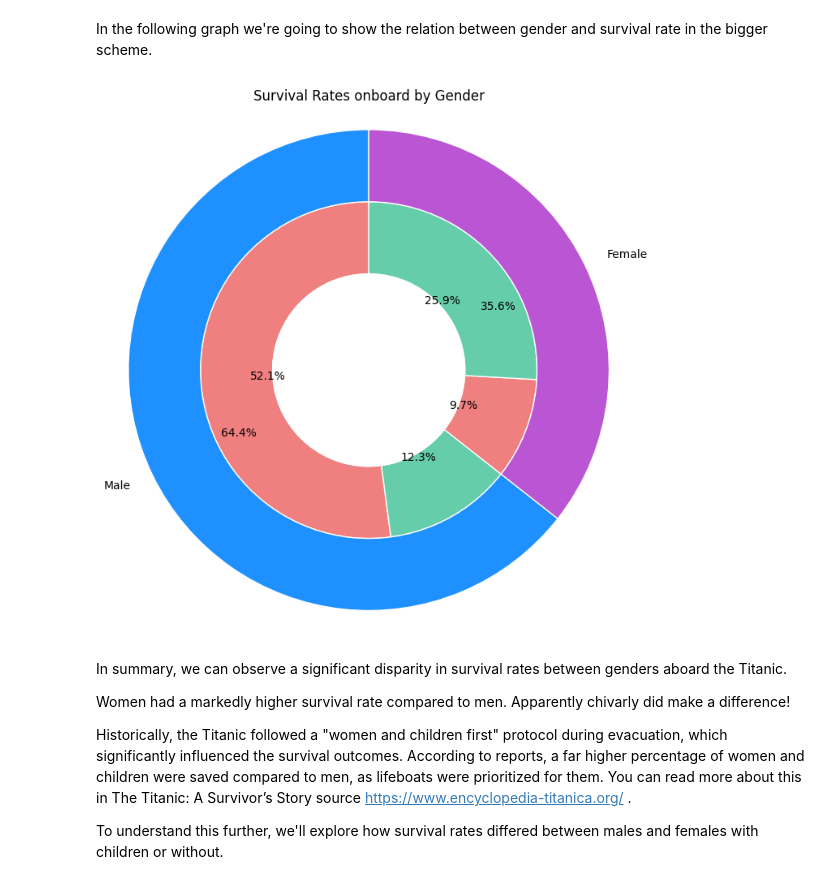
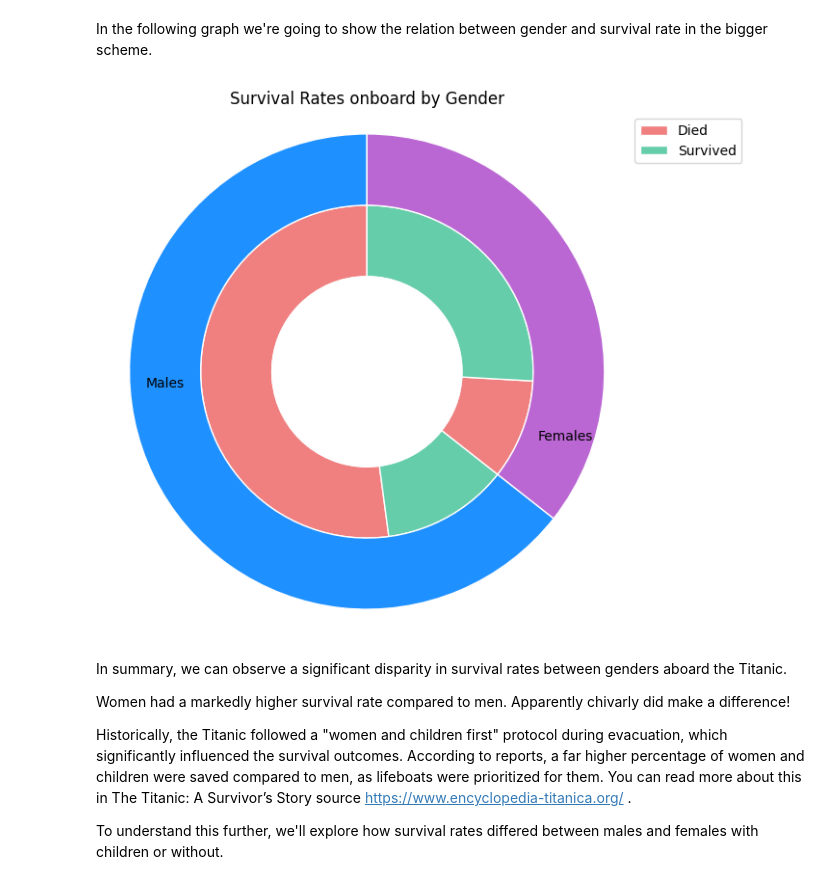
Before and after one commit to davidedigrande/titanic-dataset-eda, a Jupyter notebook: notebook.ipynb, the cells around one changed output. Cells and saved outputs as stored; diff of their text form; code cells hidden in the pictures.

Commit message:
modified sex, parch, age, pclass, sex/parch, sex/age graphs. Little bit of code review.

```diff
--- a/notebook.ipynb
+++ b/notebook.ipynb
@@ -301,41 +302,44 @@ percentage_sex_on_board = df['Sex'].value_counts(dropna=False, normalize=True) *
 sex_on_board_values = list(percentage_sex_on_board)
 
 # COLORS
-female_color = "#BA55D3" #(medium orchid)
+female_color = "#BA66D3" #(medium orchid)
 male_color = "#1E90FF" #(dodger blue)
 
 # CAHRT
 fig, ax = plt.subplots(figsize=(7, 7))
 
 # Inner ring
 ax.pie(Sex_Survived_values,
-       colors=[died_color, survived_color],
+       colors=[died_color, survived_color, died_color, survived_color],
+       labels=['Males','','Females',''],
        radius=0.7,
        wedgeprops=dict(width=0.3, edgecolor='w'),
-       autopct='%1.1f%%',
+       #autopct='%1.1f%%',
        startangle=90)
 
 # Outer ring
 ax.pie(sex_on_board_values,
        colors=[male_color, female_color],
-       labels=["Male", "Female"],
        radius=1,
        wedgeprops=dict(width=0.3, edgecolor='w'),
-       autopct='%1.1f%%',
+       #autopct='%1.1f%%',
        startangle=90)
 
 # Circle at the center to create a donut chart effect
 center_circle = plt.Circle((0, 0), 0.4, color='white')
 ax.add_artist(center_circle)
 
 # Equal aspect ratio ensures that pie is drawn as a circle
 ax.axis('equal')
 plt.title('Survival Rates onboard by Gender')
 
-plt.tight_layout()
+ax.legend(["Died", "Survived"], loc='upper left', bbox_to_anchor=(1, 1))
+
+
+#plt.tight_layout()
 plt.show()
 # %% [output]
-[figure, old version]
+[figure, new version]
 # %% [markdown]
 In summary, we can observe a significant disparity in survival rates between genders aboard the Titanic.
 
```
Also changed, not shown: parts of 16 cells of this notebook.
